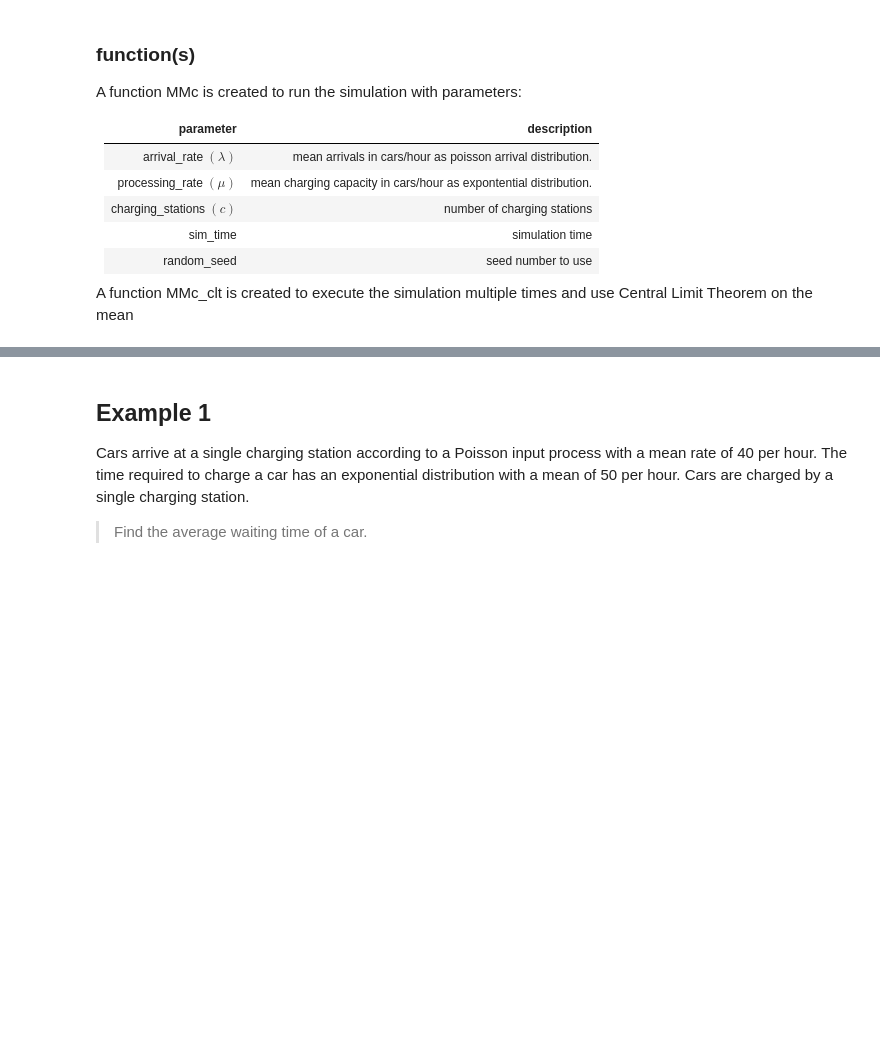
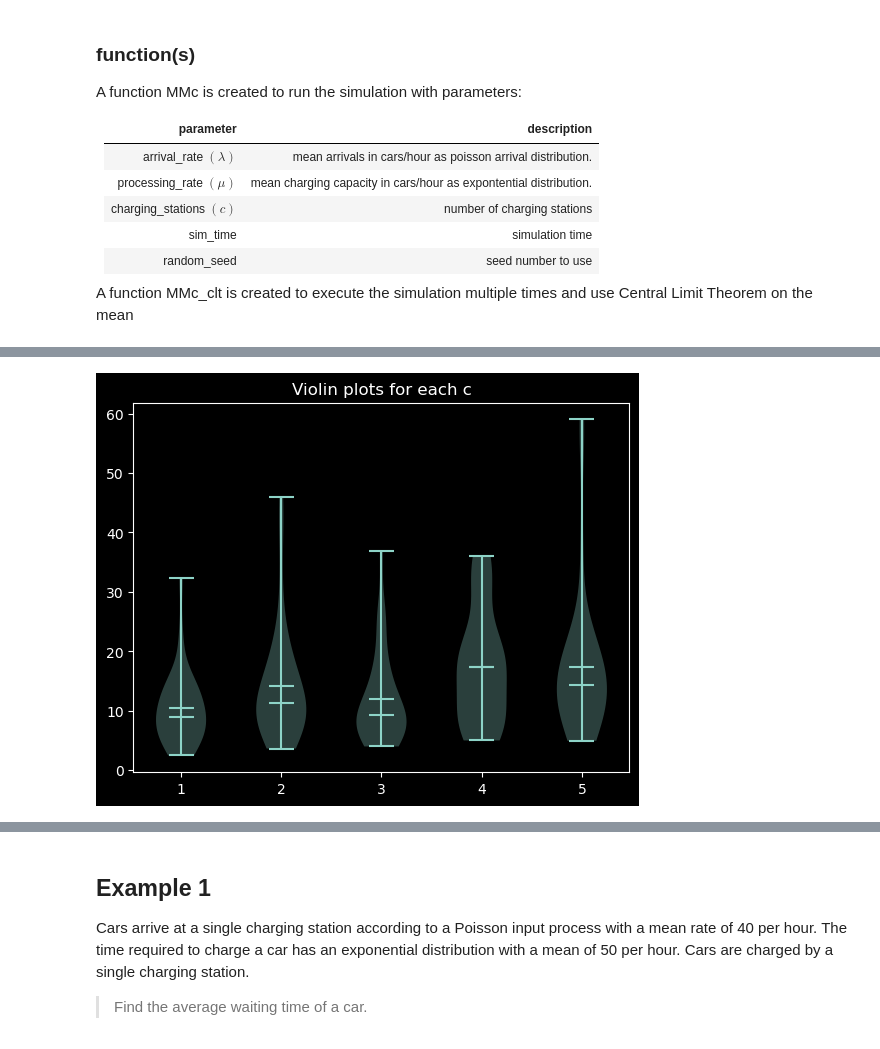
Before and after one commit to Fpadt/salabim_examples, a Jupyter notebook: MMc/jads_MMc_clt1.ipynb, the cells around one changed output, grey strips where cells are left out. Saved outputs shown, nothing was run; the diff lists cells and outputs as text; code cells hidden in the pictures; blank space fills up the shorter version.

Commit message:
violin

```diff
--- a/MMc/jads_MMc_clt1.ipynb
+++ b/MMc/jads_MMc_clt1.ipynb
@@ -268,0 +403,23 @@ def MMc_clt(
+# %%
+# read df_total from csv
+df_total = pd.read_csv("df_total.csv")
+
+# Get unique 'c' values
+c_values = df_total['c'].unique()
+
+# Create a list of arrays, where each array contains the 'Lq' values for a unique 'c' value
+data = [df_total[df_total['c'] == c]['Lq'].values for c in c_values]
+
+# Create a violin plot
+plt.violinplot(data, showmeans=True, showmedians=False)
+
+# Set x-axis labels to 'c' values
+plt.xticks(range(1, len(c_values) + 1), c_values)
+
+# Set title
+plt.title('Violin plots for each c')
+
+# Display the plot
+plt.show()
+# %% [output]
+[figure, added]
```
Also changed, not shown: parts of 19 cells of this notebook, 1 other file.
